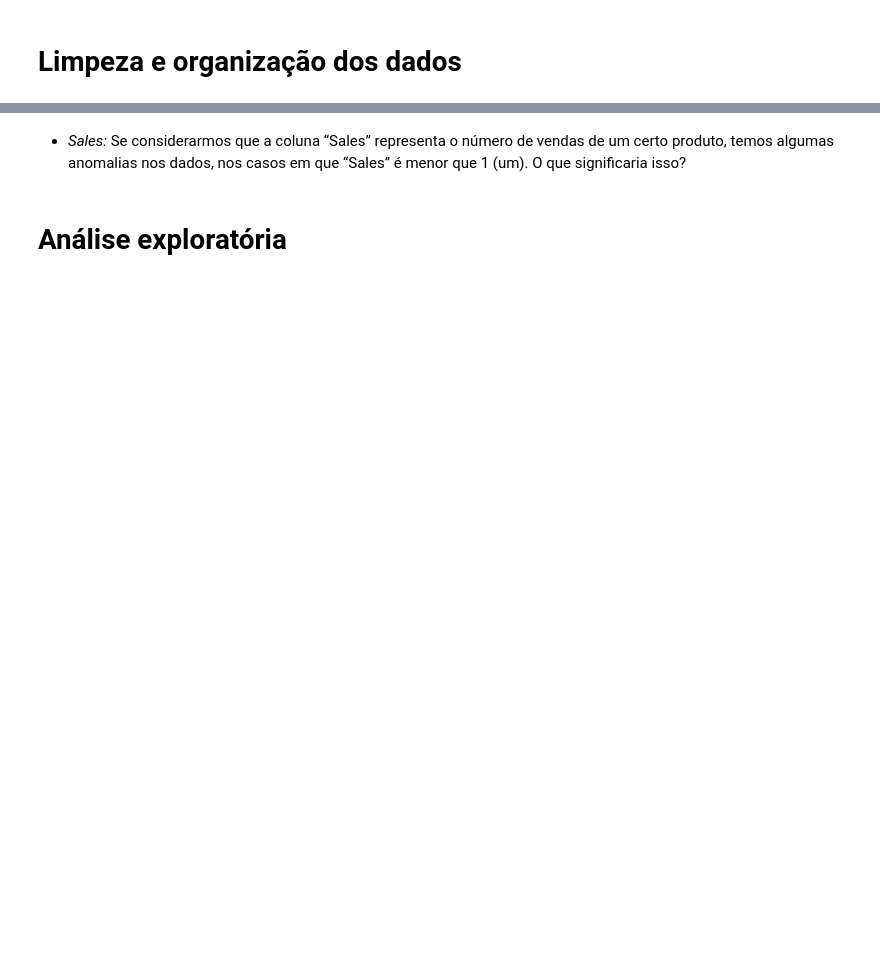
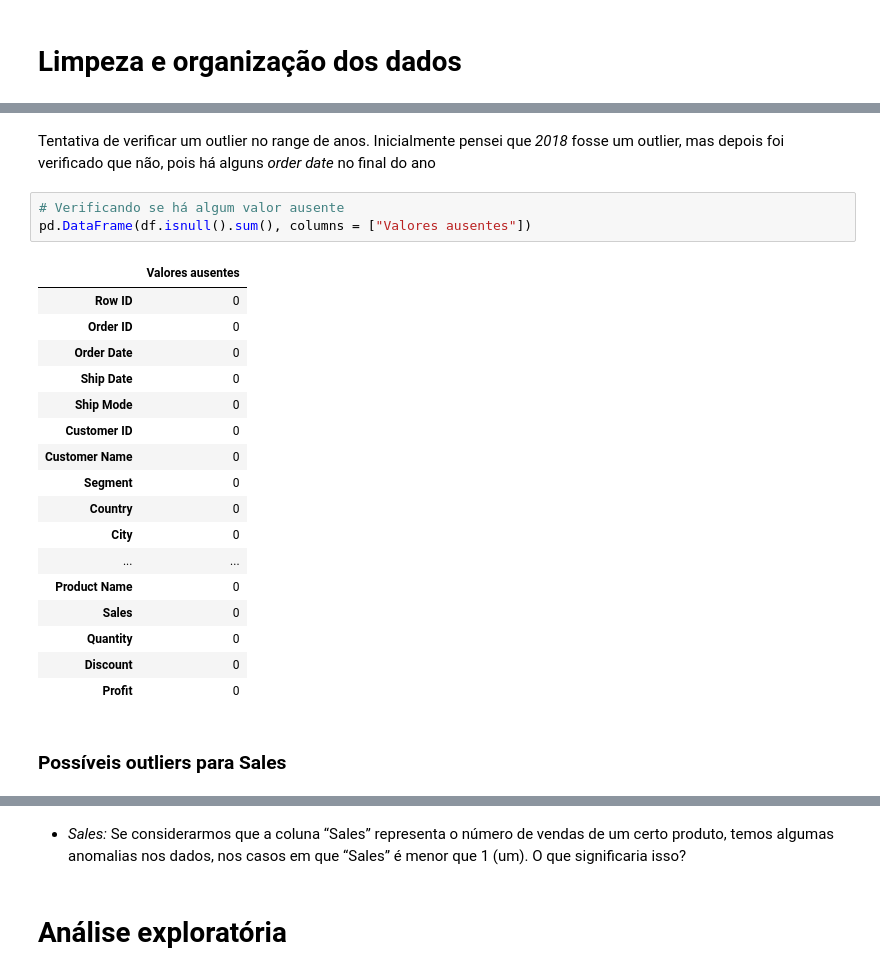
Before and after one commit to glaubosclimaco/entregaveis, a Jupyter notebook: Cenario_I.ipynb, the cells around one changed output, grey strips where cells are left out. Saved outputs shown, nothing was run; the diff lists cells and outputs as text; blank space fills up the shorter version.

```diff
--- a/Cenario_I.ipynb
+++ b/Cenario_I.ipynb
@@ -47 +44,26 @@ dtype: int64
+# %% [markdown]
+Tentativa de verificar um outlier no range de anos. Inicialmente pensei que *2018* fosse um outlier, mas depois foi verificado que não, pois há alguns *order date* no final do ano
+# %%
+# Verificando se há algum valor ausente
+pd.DataFrame(df.isnull().sum(), columns = ["Valores ausentes"])
+# %% [output]
+|  | Valores ausentes |
+| Row ID | 0 |
+| Order ID | 0 |
+| Order Date | 0 |
+| Ship Date | 0 |
+| Ship Mode | 0 |
+| Customer ID | 0 |
+| Customer Name | 0 |
+| Segment | 0 |
+| Country | 0 |
+| City | 0 |
+| ... | ... |
+| Product Name | 0 |
+| Sales | 0 |
+| Quantity | 0 |
+| Discount | 0 |
+| Profit | 0 |
+# %% [markdown]
+### Possíveis outliers para Sales
 # %%
```
Also changed, not shown: parts of 31 cells of this notebook.
